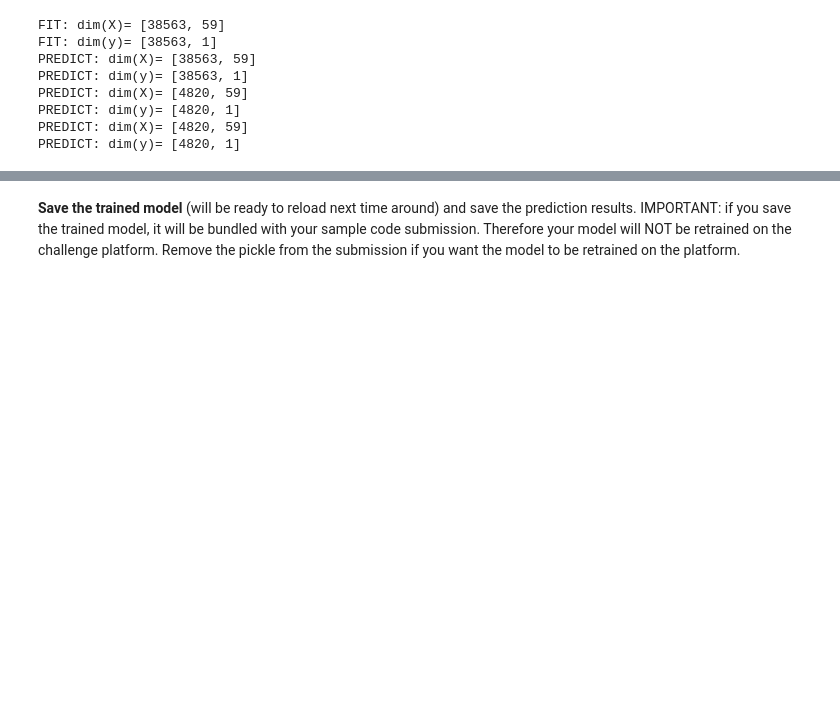
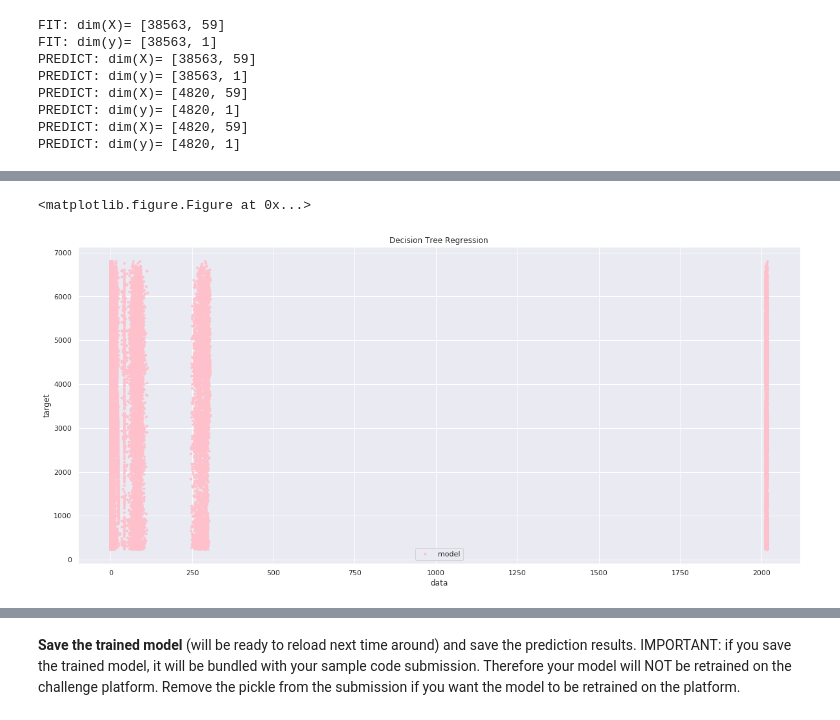
Before and after one commit to UrsulaAlcantara/Segway, a Jupyter notebook: starting_kit/README_visualization_02-03.ipynb, the cells around one changed output, grey strips where cells are left out. Cells and saved outputs as stored; diff of their text form; code cells hidden in the pictures; blank space fills up the shorter version.

```diff
--- a/starting_kit/README_visualization_02-03.ipynb
+++ b/starting_kit/README_visualization_02-03.ipynb
@@ -253,0 +263,29 @@ PREDICT: dim(y)= [4820, 1]
+# %%
+from sklearn.tree import DecisionTreeRegressor
+
+
+
+
+# Plot the results
+X_test = D.data['X_test']
+#Y_test = D.data['Y_test']
+X_valid = D.data['X_valid']
+X_train = D.data['X_train']
+Y_train = D.data['Y_train']
+if not(M.is_trained) : M.fit(X_train, Y_train)
+
+
+plt.figure()
+fig = plt.figure(figsize=(20,9))
+
+plt.plot(X_test, Y_hat_test,'.', color="pink",
+         label="model", linewidth=1)
+#plt.plot(X_test, Y_hat_test, color="yellowgreen", label="max_depth=5", linewidth=2)
+plt.xlabel("data")
+plt.ylabel("target")
+plt.title("Decision Tree Regression")
+plt.legend()
+plt.show()
+# %% [output]
+<matplotlib.figure.Figure at 0x...>
+[figure, added]
```
Also changed, not shown: parts of 19 cells of this notebook.
